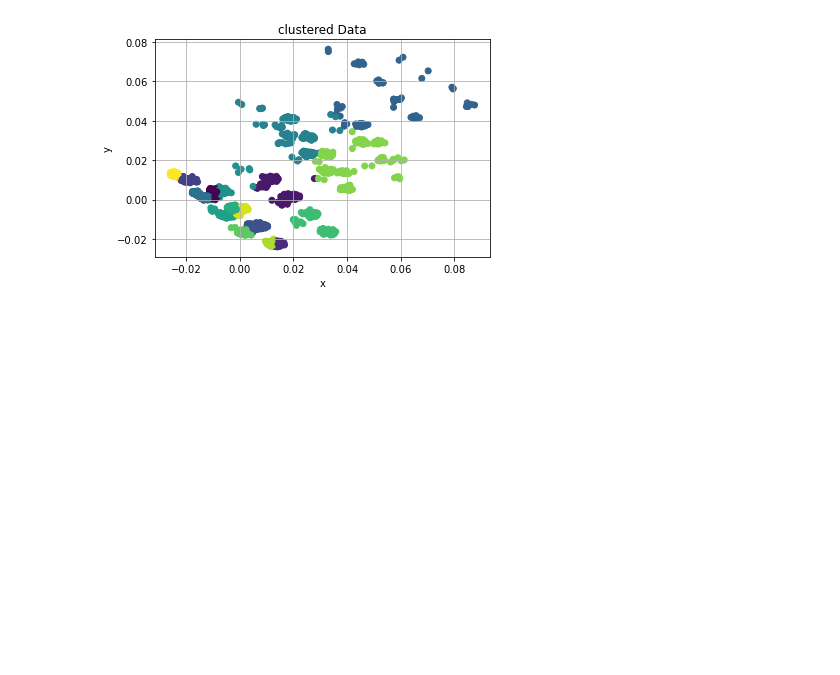
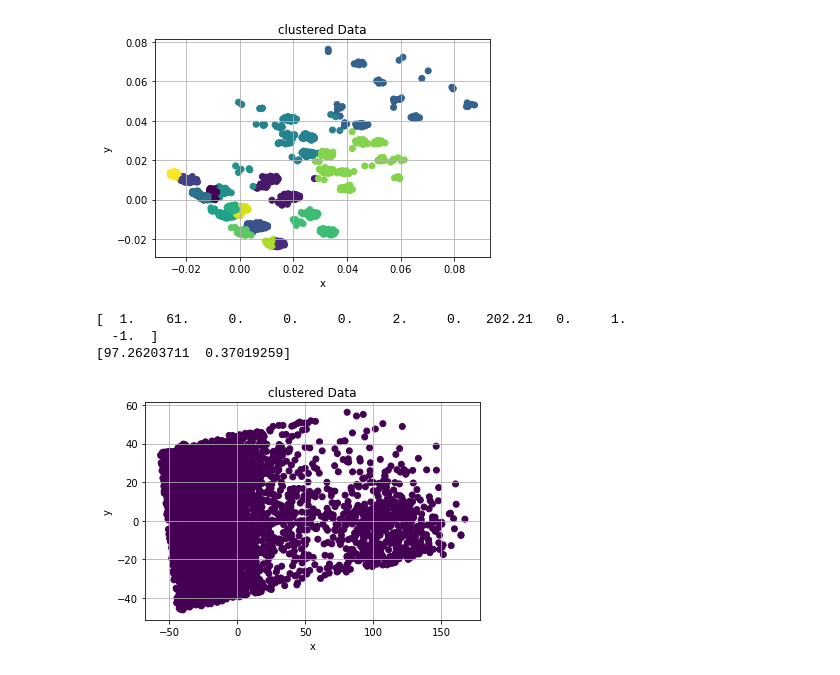
Before and after one commit to batataazul/projects_MachineLearning, a Jupyter notebook: project1/Notebooks/kMeans.ipynb, the cells around one changed output. Cells and saved outputs as stored; diff of their text form; code cells hidden in the pictures; blank space fills up the shorter version.

```diff
--- a/project1/Notebooks/kMeans.ipynb
+++ b/project1/Notebooks/kMeans.ipynb
@@ -351,3 +389,31 @@ print2d(results3[3],"../images/clusteredPCADataK4.png")
 print2d(results3[16],"../images/clusteredPCADataK17.png")
 # %% [output]
 [figure]
+# %%
+exist = True
+try:
+    f = open("../data/strokeData.json","r")
+    stringSet2 = f.read()
+    f.close()
+except:
+    print("Arquivo não existe")
+    exist = False
+if(exist):
+    dataset2 = json.loads(stringSet2)
+    nDataset2 = getDataset(dataset2)
+# %%
+points = getPoints(nDataset2["matrix"])
+print(points[0])
+pca = decomposition.PCA(n_components=2)
+pca.fit(points)
+pcPoints = pca.transform(points)
+print(pcPoints[0])
+# %% [output]
+[  1.    61.     0.     0.     0.     2.     0.   202.21   0.     1.
+  -1.  ]
+[97.26203711  0.37019259]
+# %%
+pcaDataset = restore(pcPoints,nDataset2)
+print2d(pcaDataset,"../images/pcaDatasetK.png")
+# %% [output]
+[figure, added]
```
Also changed, not shown: parts of 6 cells of this notebook, 9 other files.
